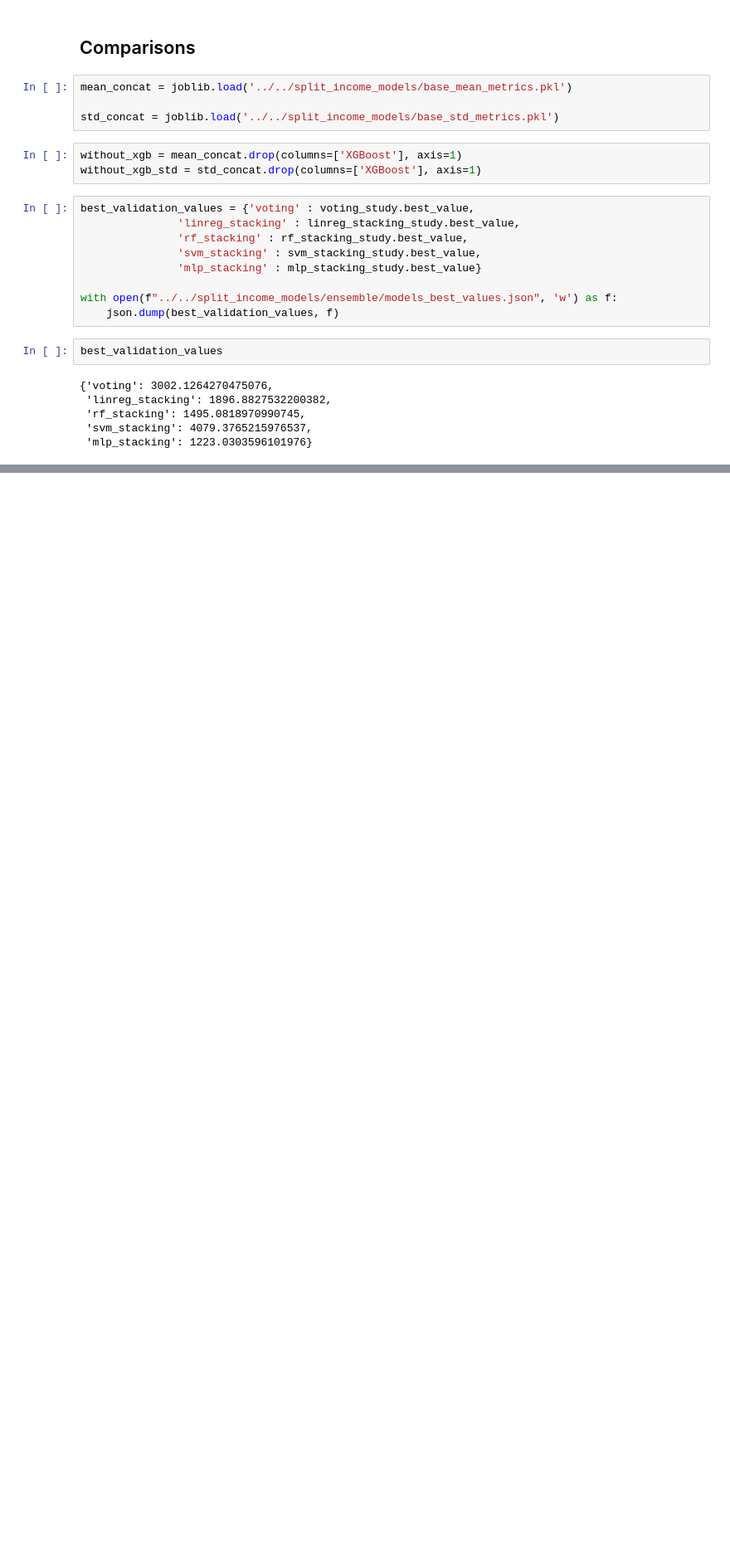
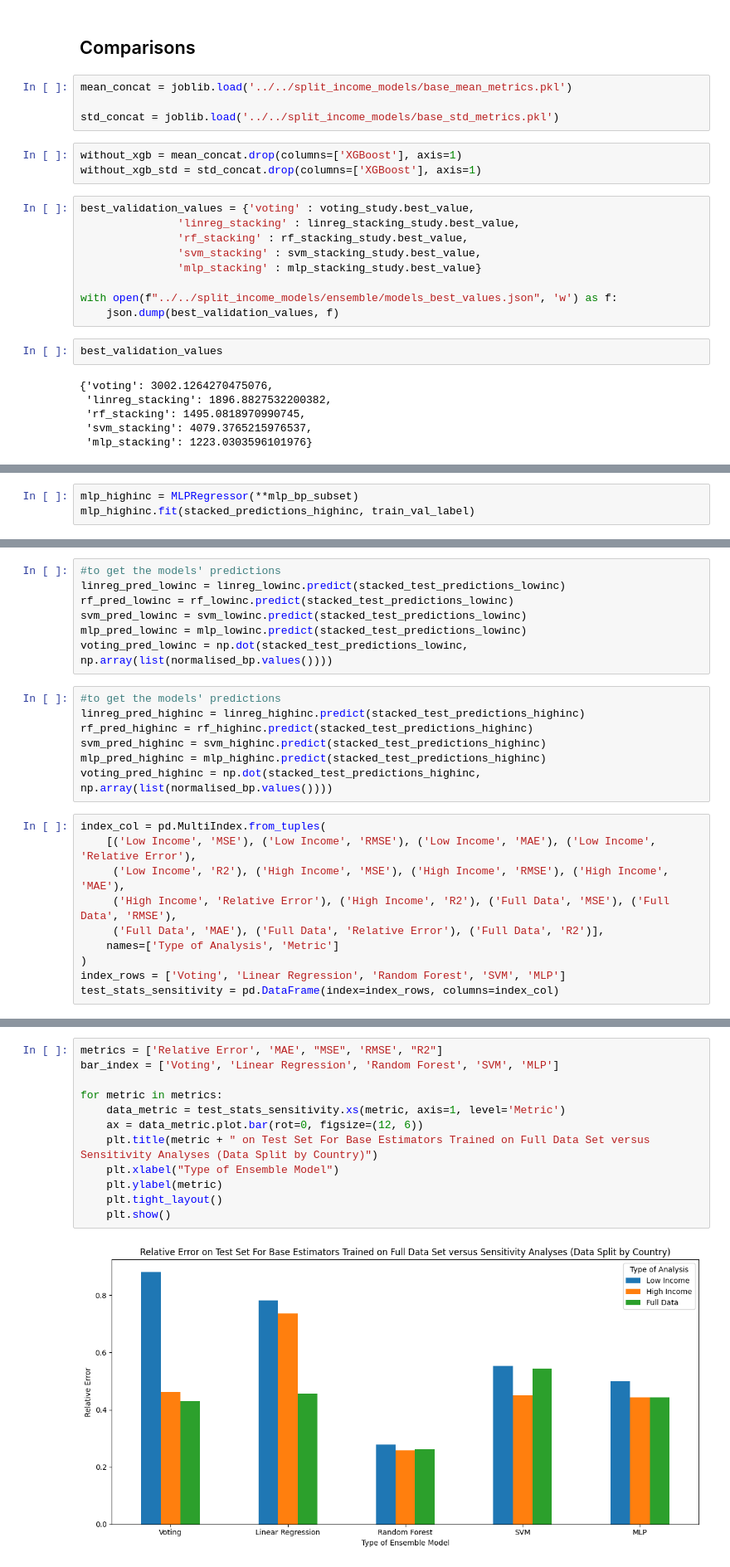
Before and after one commit to R0sle/health_economics_honours, a Jupyter notebook: code/income_models/ensemble_byinc.ipynb, the cells around one changed output, grey strips where cells are left out. Shown at 83% size. Cells and saved outputs as stored; diff of their text form; blank space fills up the shorter version.

```diff
--- a/code/income_models/ensemble_byinc.ipynb
+++ b/code/income_models/ensemble_byinc.ipynb
@@ -689,0 +978,3 @@ for metric in metrics:
+# %%
+mlp_highinc = MLPRegressor(**mlp_bp_subset)
+mlp_highinc.fit(stacked_predictions_highinc, train_val_label)
@@ -689,0 +1040,24 @@ for metric in metrics:
+# %%
+#to get the models' predictions
+linreg_pred_lowinc = linreg_lowinc.predict(stacked_test_predictions_lowinc)
+rf_pred_lowinc = rf_lowinc.predict(stacked_test_predictions_lowinc)
+svm_pred_lowinc = svm_lowinc.predict(stacked_test_predictions_lowinc)
+mlp_pred_lowinc = mlp_lowinc.predict(stacked_test_predictions_lowinc)
+voting_pred_lowinc = np.dot(stacked_test_predictions_lowinc, np.array(list(normalised_bp.values())))
+# %%
+#to get the models' predictions
+linreg_pred_highinc = linreg_highinc.predict(stacked_test_predictions_highinc)
+rf_pred_highinc = rf_highinc.predict(stacked_test_predictions_highinc)
+svm_pred_highinc = svm_highinc.predict(stacked_test_predictions_highinc)
+mlp_pred_highinc = mlp_highinc.predict(stacked_test_predictions_highinc)
+voting_pred_highinc = np.dot(stacked_test_predictions_highinc, np.array(list(normalised_bp.values())))
+# %%
+index_col = pd.MultiIndex.from_tuples(
+    [('Low Income', 'MSE'), ('Low Income', 'RMSE'), ('Low Income', 'MAE'), ('Low Income', 'Relative Error'),
+     ('Low Income', 'R2'), ('High Income', 'MSE'), ('High Income', 'RMSE'), ('High Income', 'MAE'),
+     ('High Income', 'Relative Error'), ('High Income', 'R2'), ('Full Data', 'MSE'), ('Full Data', 'RMSE'),
+     ('Full Data', 'MAE'), ('Full Data', 'Relative Error'), ('Full Data', 'R2')],
+    names=['Type of Analysis', 'Metric']
+)
+index_rows = ['Voting', 'Linear Regression', 'Random Forest', 'SVM', 'MLP']
+test_stats_sensitivity = pd.DataFrame(index=index_rows, columns=index_col)
@@ -689,0 +1163,14 @@ for metric in metrics:
+# %%
+metrics = ['Relative Error', 'MAE', "MSE", 'RMSE', "R2"]
+bar_index = ['Voting', 'Linear Regression', 'Random Forest', 'SVM', 'MLP']
+
+for metric in metrics:
+    data_metric = test_stats_sensitivity.xs(metric, axis=1, level='Metric')
+    ax = data_metric.plot.bar(rot=0, figsize=(12, 6))
+    plt.title(metric + " on Test Set For Base Estimators Trained on Full Data Set versus Sensitivity Analyses (Data Split by Country)")
+    plt.xlabel("Type of Ensemble Model")
+    plt.ylabel(metric)
+    plt.tight_layout()
+    plt.show()
+# %% [output]
+[figure, added]
```
Also changed, not shown: parts of 50 cells of this notebook, 14 other files.
